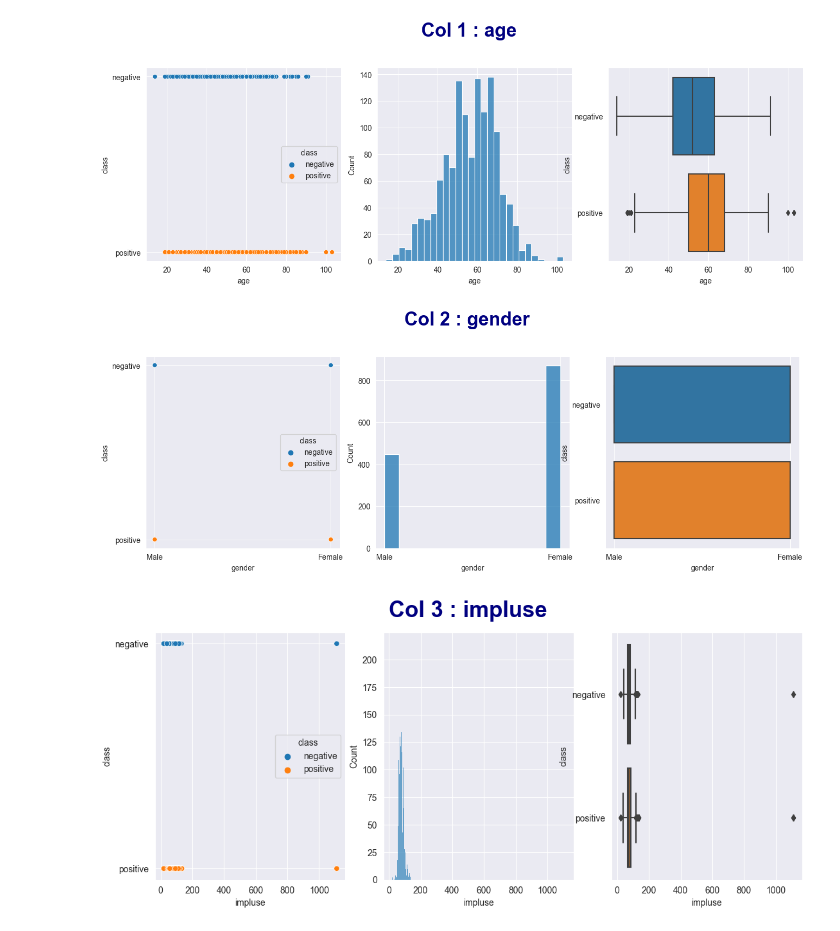
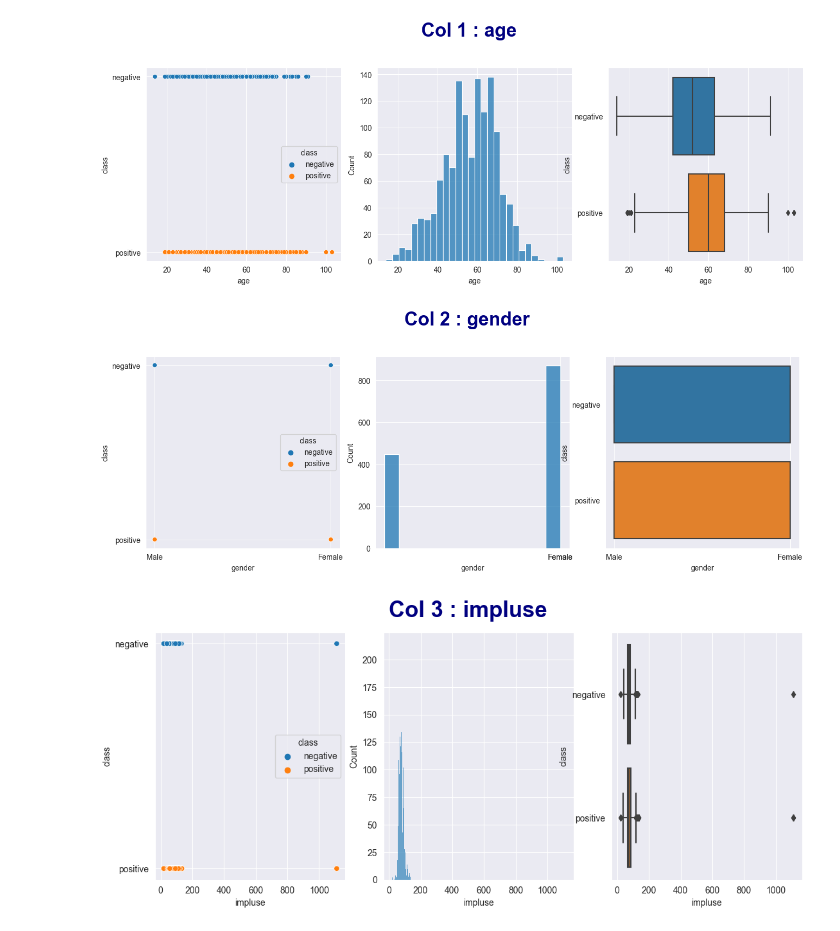
Before and after one commit to NimaPourmoradi/Heart_Attack, a Jupyter notebook: Heart_Attack.ipynb, the cells around one changed output. Drawn from its saved outputs; the diff is of its cells as text; code cells hidden in the pictures.

```diff
--- a/Heart_Attack.ipynb
+++ b/Heart_Attack.ipynb
@@ -77,25 +84,27 @@ plt.show()
 # %%
 # col2 : gender
 fig, axes = plt.subplots(1, 3, figsize=(13, 5))
 plt.suptitle('Col 2 : gender', fontsize=25, fontweight='bold', color='navy')
 fig.tight_layout(pad=2.0)
 
 # ax1
 sns.scatterplot(data=data, x='gender', y='class', ax=axes[0], hue='class')
 axes[0].set_xticks([0, 1])
 axes[0].set_xticklabels(np.array(['Male', 'Female']))
+
 # ax2
 sns.histplot(data=data, x='gender', ax=axes[1])
-axes[1].set_xticks([0, 1])
+axes[1].set_xticks([1, 1])
 axes[1].set_xticklabels(np.array(['Male', 'Female']))
+
 # ax3
-sns.boxplot(data=data, x='gender', y='class')
+sns.boxplot(data=data, x='gender', y='class', ax=axes[2])
 axes[2].set_xticks([0, 1])
 axes[2].set_xticklabels(np.array(['Male', 'Female']))
 
 plt.show()
 # %% [output]
-[figure, old version]
+[figure, new version]
 # %%
 # Col3 : impluse
 fig, axes = plt.subplots(1, 3, figsize=(13, 5))
```
Also changed, not shown: parts of 17 cells of this notebook.
